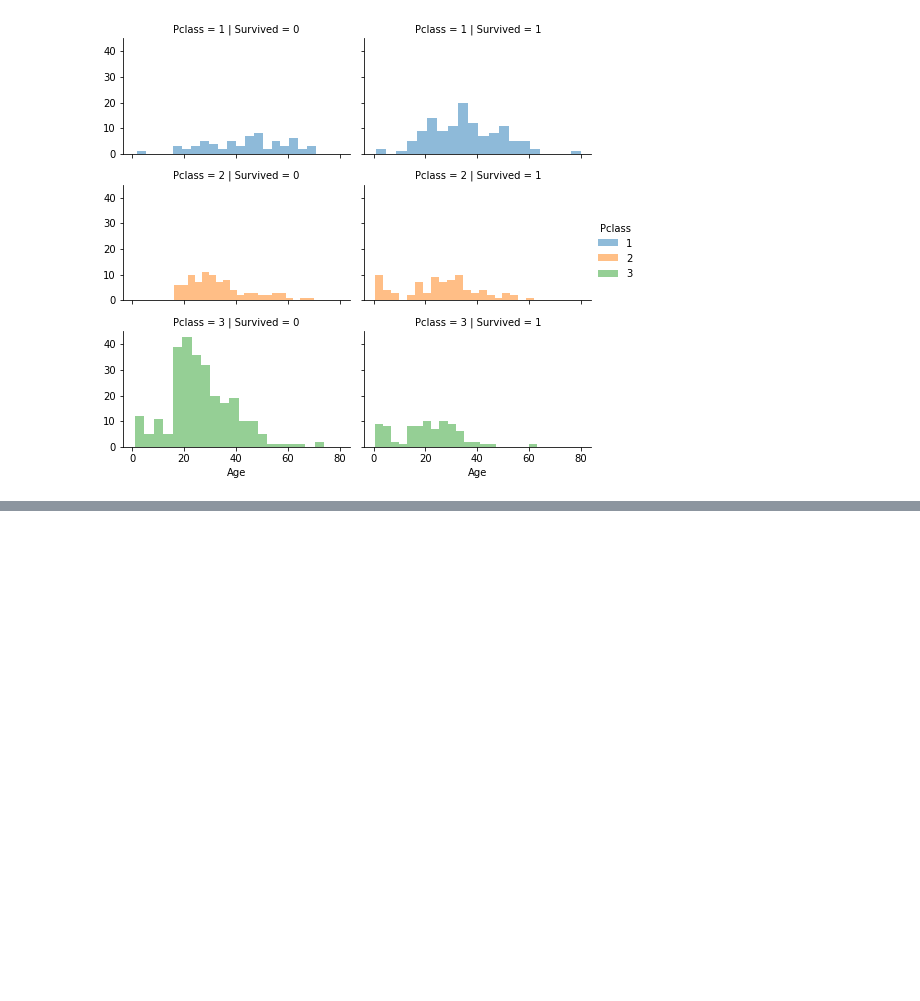
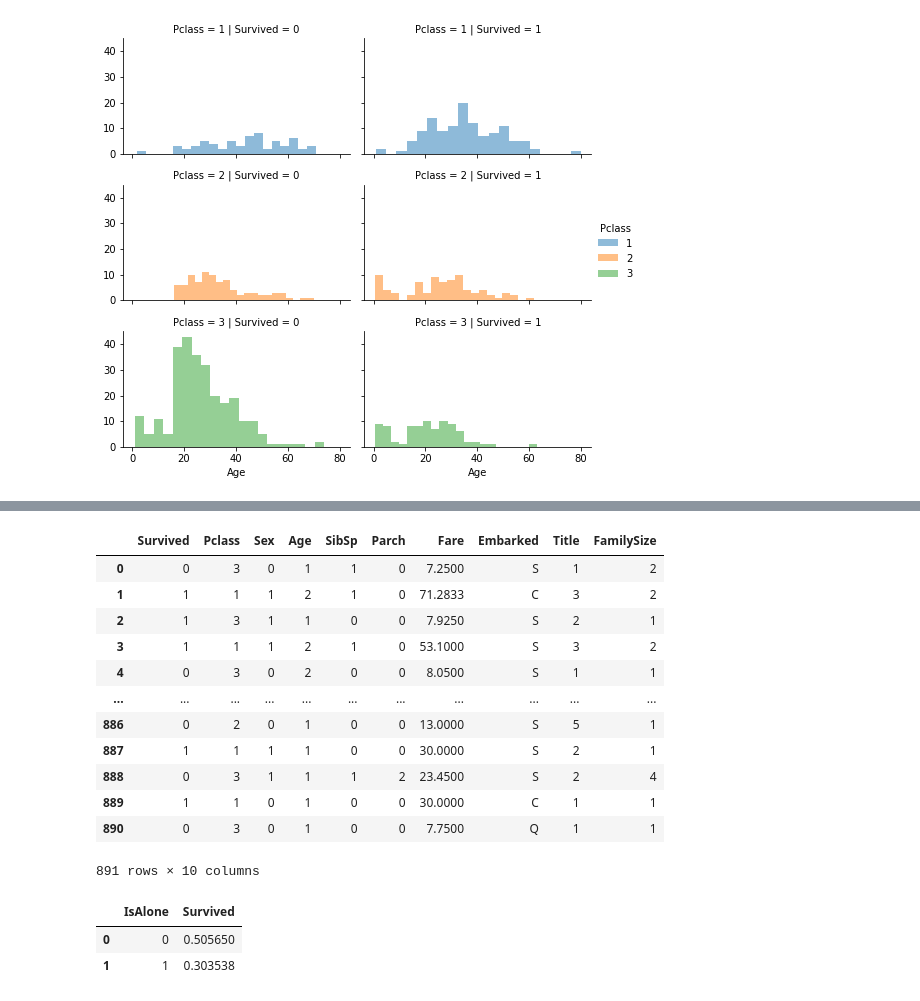
Before and after one commit to GayeonKimm/Titanic_Kaggle, a Jupyter notebook: Titanic-Machine Learning from Disaster.ipynb, the cells around one changed output, grey strips where cells are left out. Saved outputs shown, nothing was run; the diff lists cells and outputs as text; code cells hidden in the pictures; blank space fills up the shorter version.

```diff
--- a/Titanic-Machine Learning from Disaster.ipynb
+++ b/Titanic-Machine Learning from Disaster.ipynb
@@ -230,0 +391,8 @@ grid.add_legend();
+# %%
+# 연령 변수를 범주형 변수로 바꿔줌
+
+train_df['AgeBand'] = pd.cut(train_df['Age'],5) # 임의로 5개 그룹을 지정
+train_df[['AgeBand', 'Survived']].groupby(['AgeBand'], as_index=False).mean().sort_values(by='AgeBand',ascending=True)
+
+# 임의로 5개 그룹으로 나눠서 Ageband를 만들고 그 변수별 ageband, survived의정보를 보여줌
+# groupby 옵션 재정리
@@ -230,0 +406,14 @@ grid.add_legend();
+# %%
+# AgeBand를 바탕으로 Age 변수를 범주형 변수로 바꿔준 뒤,(위의 표 보고)
+# AgeBand 변수 삭제
+
+for dataset in combine:
+    dataset.loc[dataset['Age']<= 16, 'Age'] = 0
+    dataset.loc[(dataset['Age'] > 16) & (dataset['Age'] <=32) , 'Age'] = 1
+    dataset.loc[(dataset['Age'] > 32) & (dataset['Age'] <= 48), 'Age'] = 2
+    dataset.loc[(dataset['Age'] > 48) & (dataset['Age'] <= 64), 'Age'] = 3
+    dataset.loc[(dataset['Age'] > 64), 'Age']
+
+train_df = train_df.drop(['AgeBand'],axis=1)
+combine = [train_df, test_df]
+train_df.head()
@@ -230,0 +445,30 @@ grid.add_legend();
+# %%
+train_df
+# FamilySize가 1인 경우는 0+0 +1 이라 가족과 동반하지 않았음을 의미
+# %% [output]
+|  | Survived | Pclass | Sex | Age | SibSp | Parch | Fare | Embarked | Title | FamilySize |
+| 0 | 0 | 3 | 0 | 1 | 1 | 0 | 7.2500 | S | 1 | 2 |
+| 1 | 1 | 1 | 1 | 2 | 1 | 0 | 71.2833 | C | 3 | 2 |
+| 2 | 1 | 3 | 1 | 1 | 0 | 0 | 7.9250 | S | 2 | 1 |
+| 3 | 1 | 1 | 1 | 2 | 1 | 0 | 53.1000 | S | 3 | 2 |
+| 4 | 0 | 3 | 0 | 2 | 0 | 0 | 8.0500 | S | 1 | 1 |
+| ... | ... | ... | ... | ... | ... | ... | ... | ... | ... | ... |
+| 886 | 0 | 2 | 0 | 1 | 0 | 0 | 13.0000 | S | 5 | 1 |
+| 887 | 1 | 1 | 1 | 1 | 0 | 0 | 30.0000 | S | 2 | 1 |
+| 888 | 0 | 3 | 1 | 1 | 1 | 2 | 23.4500 | S | 2 | 4 |
+| 889 | 1 | 1 | 0 | 1 | 0 | 0 | 30.0000 | C | 1 | 1 |
+| 890 | 0 | 3 | 0 | 1 | 0 | 0 | 7.7500 | Q | 1 | 1 |
+891 rows × 10 columns
+# %%
+# 혼자 온 사람의 대한 변수를 새로 생성
+# FamilySize가 1인 사람이면 IsAlone변수에 1을 지정. 나머지는 다 0
+for dataset in combine:
+    dataset['IsAlone']=0
+    dataset.loc[dataset['FamilySize']==1, 'IsAlone'] =1
+train_df[['IsAlone', 'Survived']].groupby(['IsAlone'],as_index=False).mean()
+
+# 범주가 2개 뿐이라서 groupby에서 따로 sort는 안했음
+# %% [output]
+|  | IsAlone | Survived |
+| 0 | 0 | 0.505650 |
+| 1 | 1 | 0.303538 |
```
Also changed, not shown: parts of 28 cells of this notebook.
